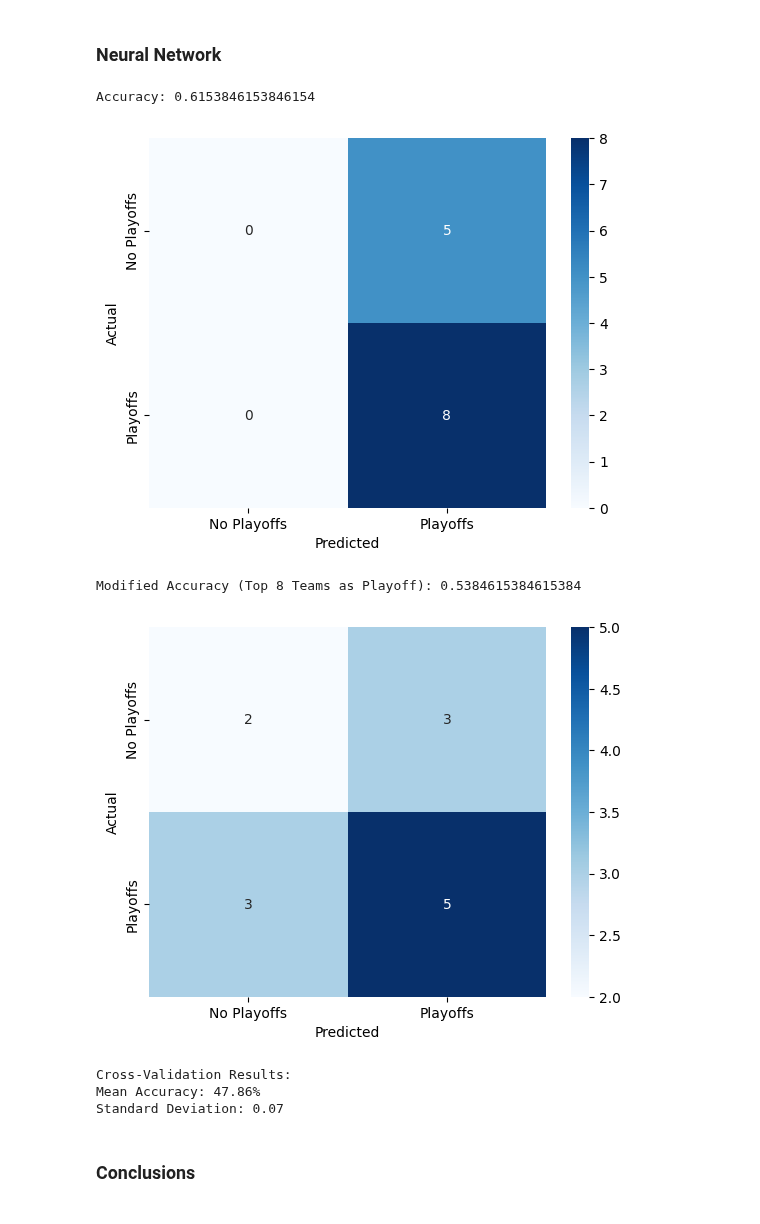
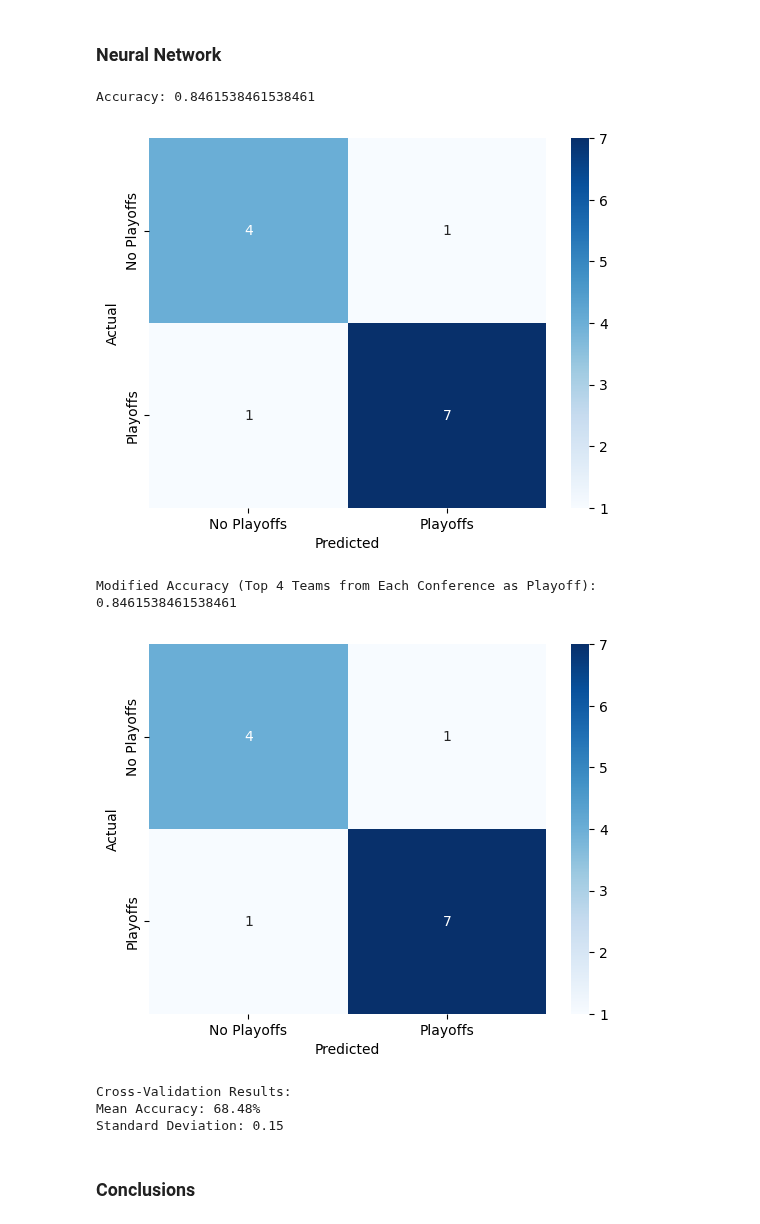
Before and after one commit to jogp10/WnbaPlayoffsPredicting, a Jupyter notebook: notebooks/modelling.ipynb, the cells around one changed output. Drawn from its saved outputs; the diff is of its cells as text; code cells hidden in the pictures.

```diff
--- a/notebooks/modelling.ipynb
+++ b/notebooks/modelling.ipynb
@@ -3,6 +3,9 @@
 # %% [markdown]
 ## Get the data from the previous notebook
 # %%
+import warnings
+warnings.filterwarnings("ignore")
+
 import json
 import psycopg2
 import pandas as pd
@@ -19,7 +22,7 @@ players_df = pd.read_csv('../prep_data/players_df.csv')
 players_teams_df = pd.read_csv('../prep_data/players_teams_df.csv')
 series_post_df = pd.read_csv('../prep_data/series_post_df.csv')
 if USE_MERGED_DATA:
-    teams_df = pd.read_csv('../prep_data/teams_df_with_sum_of_3_best_attributes_of_players.csv')
+    teams_df = pd.read_csv('../prep_data/prepared_dataset.csv')
 else:
     teams_df = pd.read_csv('../prep_data/teams_df.csv')
 teams_post_df = pd.read_csv('../prep_data/teams_post_df.csv')
@@ -128,15 +131,28 @@ def cross_validation(clf, X, y):
 
     return scores
 
-def force_qualify_8_teams(y_pred, y_test):
-    top_teams_indices = y_pred.argsort()[-8:][::-1]  # Get the indices of the top 8 teams
+def force_qualify_8_teams(y_pred, y_test, confIDs):
+    # Split the predictions and test labels by conference
+    y_pred_conf0 = y_pred[confIDs == 0]
+    y_pred_conf1 = y_pred[confIDs == 1]
+    y_test_conf0 = y_test[confIDs == 0]
+    y_test_conf1 = y_test[confIDs == 1]
+
+    # Get the indices of the top 4 teams in each conference
+    top_teams_indices_conf0 = y_pred_conf0.argsort()[-4:][::-1]
+    top_teams_indices_conf1 = y_pred_conf1.argsort()[-4:][::-1]
 
     # Convert the labels to numeric format (0 for 'No Playoff', 1 for 'Playoff')
-    y_pred_numeric = [1 if i in top_teams_indices else 0 for i in range(len(y_pred))]
+    y_pred_numeric_conf0 = [1 if i in top_teams_indices_conf0 else 0 for i in range(len(y_pred_conf0))]
+    y_pred_numeric_conf1 = [1 if i in top_teams_indices_conf1 else 0 for i in range(len(y_pred_conf1))]
+
+    # Concatenate the predictions and test labels for both conferences
+    y_pred_numeric = np.concatenate([y_pred_numeric_conf0, y_pred_numeric_conf1])
+    y_test = np.concatenate([y_test_conf0, y_test_conf1])
 
     # Calculate the accuracy of the modified predictions
     accuracy = accuracy_score(y_test, y_pred_numeric)
-    print("Modified Accuracy (Top 8 Teams as Playoff):", accuracy)
+    print("Modified Accuracy (Top 4 Teams from Each Conference as Playoff):", accuracy)
 
     # Create a confusion matrix to evaluate the model and print with labels
     cm = confusion_matrix(y_test, y_pred_numeric)
@@ -158,6 +174,7 @@ cross_val_scores = []
 # %%
 y_train = teams_train_df['playoff']
 y_test = teams_test_df['playoff']
+confIDs = teams_test_df['confID']
 X_train = teams_train_df.drop(['playoff', 'year', 'tmID', 'firstRound', 'semis', 'finals'], axis=1)
 X_test = teams_test_df.drop(['playoff', 'year', 'tmID', 'firstRound', 'semis', 'finals'], axis=1)
 
@@ -228,20 +245,20 @@ Standard Deviation: 0.07
 # %%
 mlp_classifier = MLPClassifier(hidden_layer_sizes=(10, 10, 10), max_iter=1000)
 
 y_pred = print_results(mlp_classifier, X_train, X_test, y_train, y_test)
 
-force_qualify_8_teams(y_pred, y_test)
+force_qualify_8_teams(y_pred, y_test, confIDs)
 
 scores = cross_validation(mlp_classifier, X, y)
 cross_val_scores.append(scores)
 # %% [output]
-Accuracy: 0.6153846153846154
+Accuracy: 0.8461538461538461
-[figure, old version]
+[figure, new version]
-Modified Accuracy (Top 8 Teams as Playoff): 0.5384615384615384
+Modified Accuracy (Top 4 Teams from Each Conference as Playoff): 0.8461538461538461
-[figure, old version]
+[figure, new version]
 Cross-Validation Results:
-Mean Accuracy: 47.86%
-Standard Deviation: 0.07
+Mean Accuracy: 68.48%
+Standard Deviation: 0.15
 # %% [markdown]
 ### Conclusions
 # %%
```
Also changed, not shown: parts of 16 cells of this notebook.
